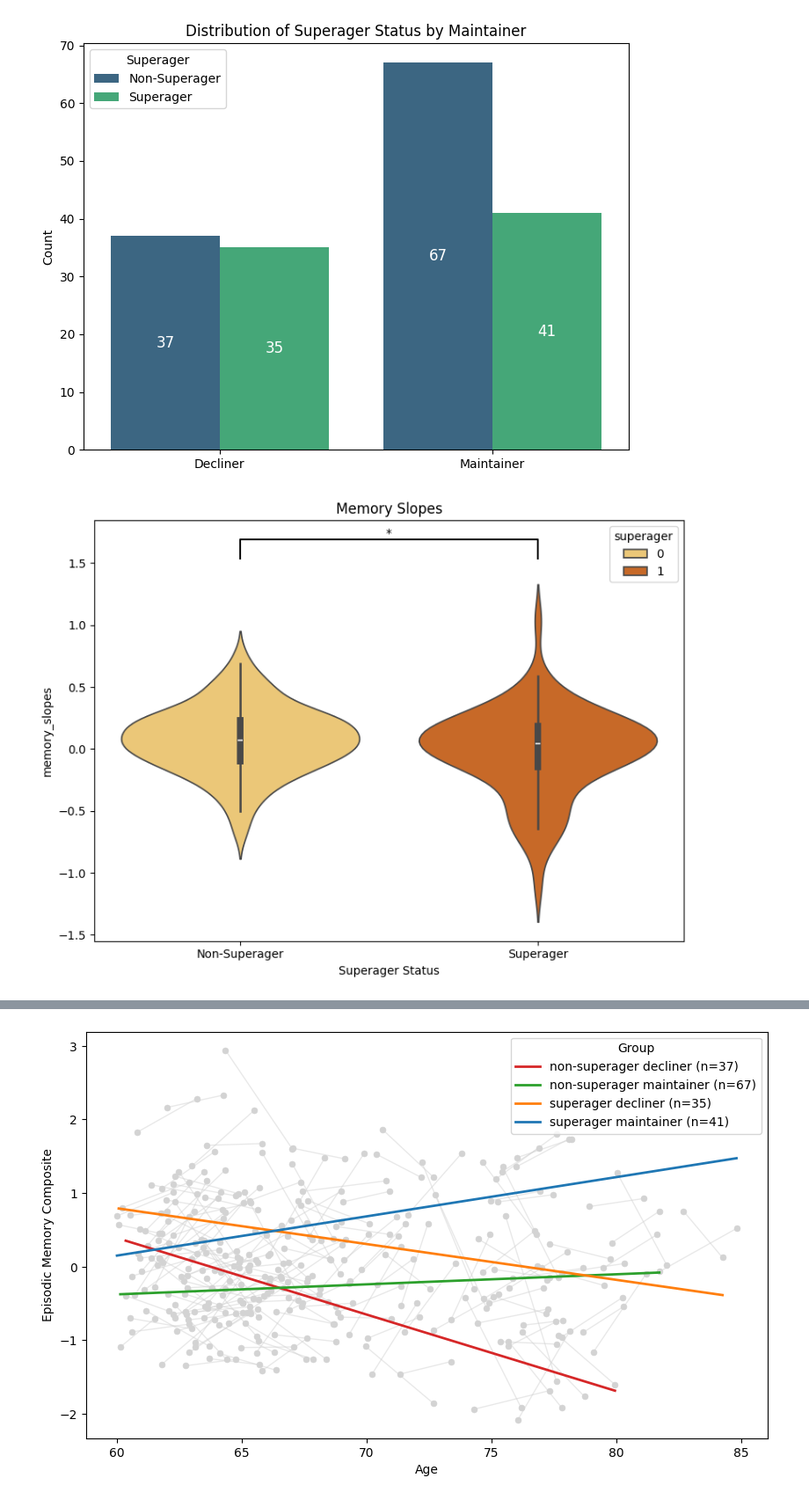
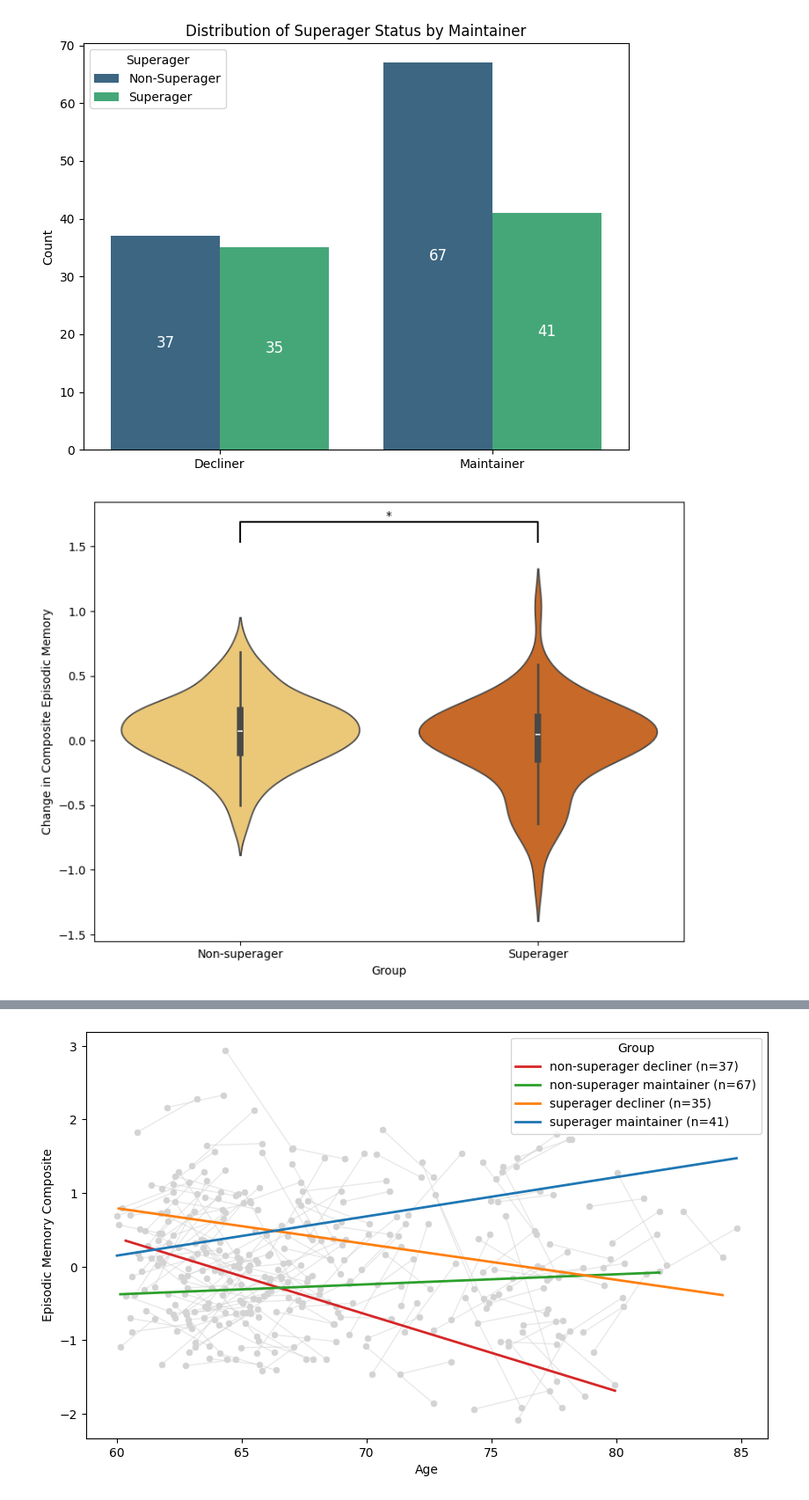
Before and after one commit to rachmorse/superagers, a Jupyter notebook: analysis.ipynb, the cells around one changed output, grey strips where cells are left out. Shown: that part at 88% size. Saved outputs shown, nothing was run; the diff lists cells and outputs as text; code cells hidden in the pictures.

```diff
--- a/analysis.ipynb
+++ b/analysis.ipynb
@@ -84,38 +109,38 @@ plt.show()
 def add_sig_lines(ax, x1, x2, y, h, text):
     ax.plot([x1, x1, x2, x2], [y, y + h, y + h, y], lw=1.5, color="black")
     ax.text((x1 + x2) * 0.5, y + h, text, ha="center", va="bottom")
 
 
 # Set up the plot
 fig, ax = plt.subplots(figsize=(8, 6))
 
 # Violin plot
-sns.violinplot(ax=ax, data=data, x="superager", y="memory_slopes", palette="YlOrBr", hue="superager")
-ax.set_xlabel("Superager Status")
+sns.violinplot(ax=ax, data=data, x="superager", y="memory_slopes", palette="YlOrBr", hue="superager", legend=False)
+ax.set_xlabel("Group")
 ax.set_xticks([0, 1])
-ax.set_xticklabels(["Non-Superager", "Superager"])
-ax.set_title("Memory Slopes")
+ax.set_xticklabels(["Non-superager", "Superager"])
+ax.set_ylabel("Change in Composite Episodic Memory")
 
 # Conduct t-test for memory slopes and add significance label
 y_max = data["memory_slopes"].max() + 0.5  # Start slightly above the max value
 h = 0.1 * y_max
 offset = 0.2 * y_max
 
 group0 = data[data["superager"] == 0]["memory_slopes"]
 group1 = data[data["superager"] == 1]["memory_slopes"]
 t_stat, p_value = ttest_ind(group0.dropna(), group1.dropna())
 
 if p_value < 0.001:
     add_sig_lines(ax, 0, 1, y_max, h, "***")
 elif p_value < 0.01:
     add_sig_lines(ax, 0, 1, y_max, h, "**")
 elif p_value < 0.05:
     add_sig_lines(ax, 0, 1, y_max, h, "*")
 
 plt.tight_layout()
 plt.show()
 # %% [output]
-[figure, old version]
+[figure, new version]
 # %%
 # Set up the subplot structure
 fig, axs = plt.subplots(1, 2, figsize=(16, 6), sharey=True)
```
Also changed, not shown: parts of 6 cells of this notebook, 8 other files.
